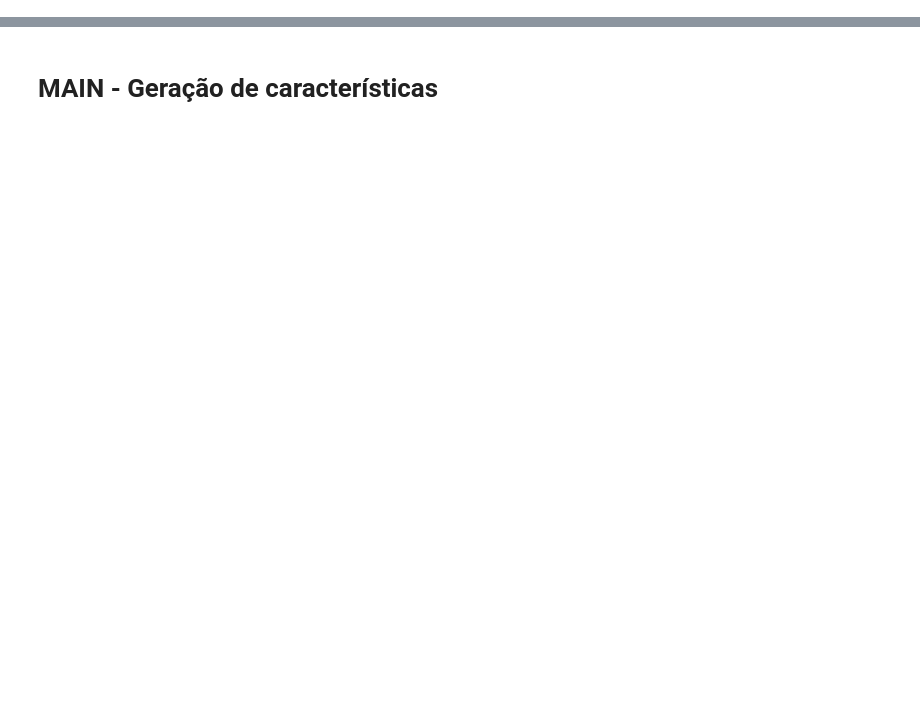
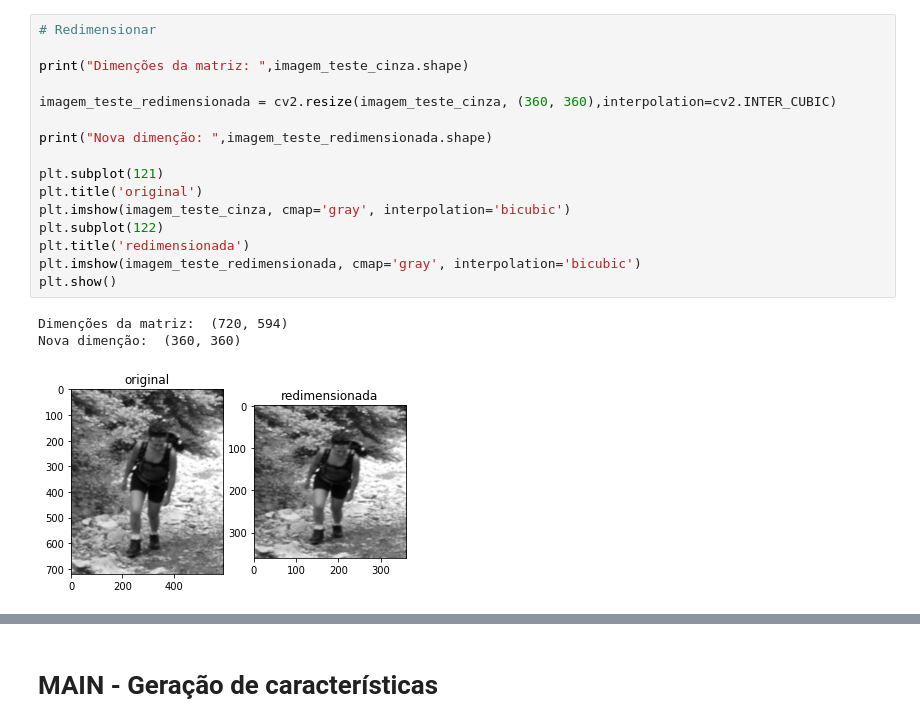
Before and after one commit to alura-cursos/Visao-Computacional-Processamento-de-Imagens, a Jupyter notebook: Course:Pre-processing/extracao_de_caracteristicas.ipynb, the cells around one changed output, grey strips where cells are left out. Drawn from its saved outputs; the diff is of its cells as text; blank space fills up the shorter version.

```diff
--- a/Course:Pre-processing/extracao_de_caracteristicas.ipynb
+++ b/Course:Pre-processing/extracao_de_caracteristicas.ipynb
@@ -19,0 +41,20 @@ def bovw_gerarDicionario(lista_descritores):
+# %%
+# Redimensionar
+
+print("Dimenções da matriz: ",imagem_teste_cinza.shape)
+
+imagem_teste_redimensionada = cv2.resize(imagem_teste_cinza, (360, 360),interpolation=cv2.INTER_CUBIC)
+
+print("Nova dimenção: ",imagem_teste_redimensionada.shape)
+
+plt.subplot(121)
+plt.title('original')
+plt.imshow(imagem_teste_cinza, cmap='gray', interpolation='bicubic')
+plt.subplot(122)
+plt.title('redimensionada')
+plt.imshow(imagem_teste_redimensionada, cmap='gray', interpolation='bicubic')
+plt.show()
+# %% [output]
+Dimenções da matriz:  (720, 594)
+Nova dimenção:  (360, 360)
+[figure, added]
```
Also changed, not shown: parts of 29 cells of this notebook.
